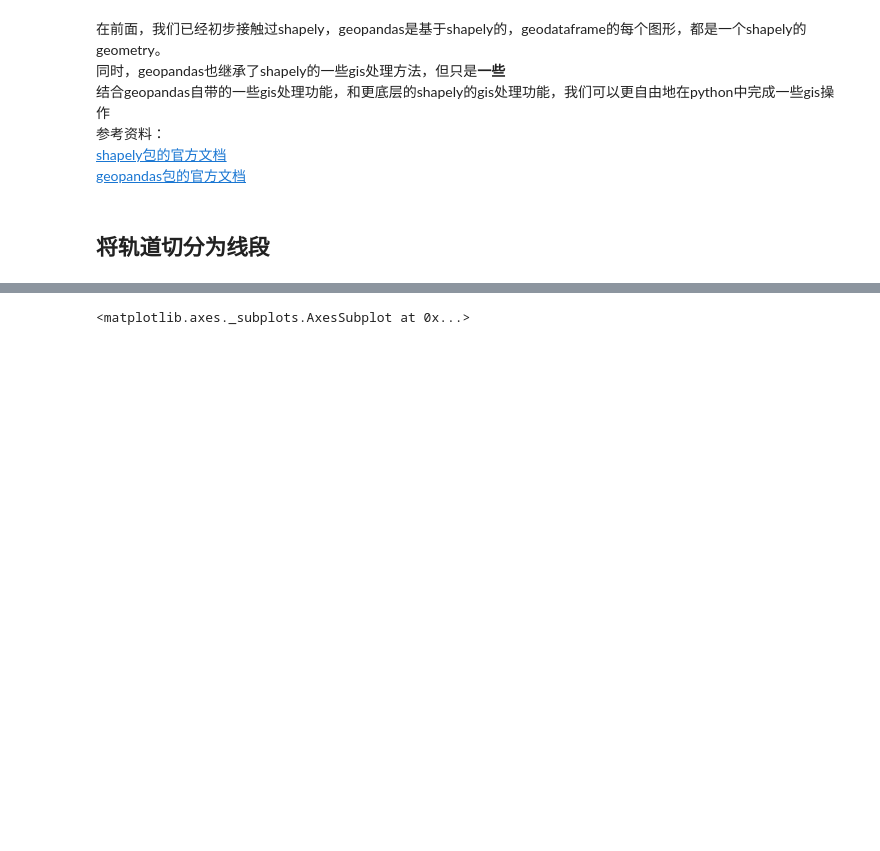
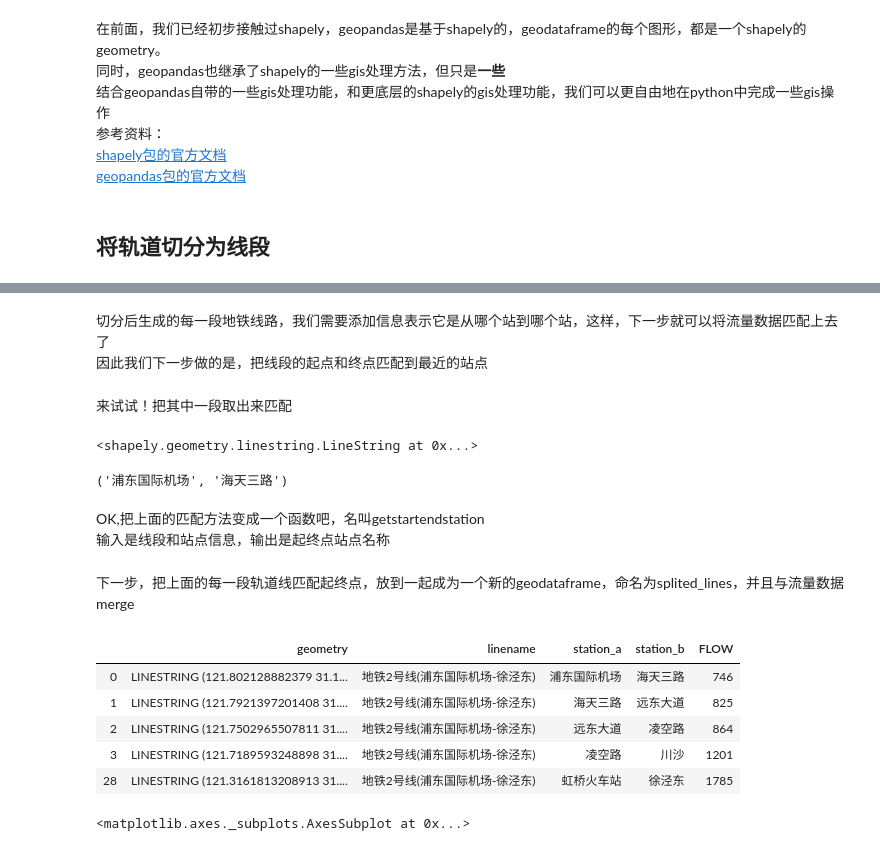
Before and after one commit to ni1o1/pygeo-tutorial, a Jupyter notebook: 轨道客流可视化！shapely初探.ipynb, the cells around one changed output, grey strips where cells are left out. Saved outputs shown, nothing was run; the diff lists cells and outputs as text; code cells hidden in the pictures; blank space fills up the shorter version.

```diff
--- a/轨道客流可视化！shapely初探.ipynb
+++ b/轨道客流可视化！shapely初探.ipynb
@@ -108,0 +160,10 @@ See the caveats in the documentation: http://pandas.pydata.org/pandas-docs/stabl
+# %% [markdown]
+切分后生成的每一段地铁线路，我们需要添加信息表示它是从哪个站到哪个站，这样，下一步就可以将流量数据匹配上去了
+因此我们下一步做的是，把线段的起点和终点匹配到最近的站点
+# %% [markdown]
+来试试！把其中一段取出来匹配
+# %%
+lineshp = splited_line.geometry.iloc[1]
+lineshp
+# %% [output]
+<shapely.geometry.linestring.LineString at 0x...>
@@ -109,27 +183,12 @@ See the caveats in the documentation: http://pandas.pydata.org/pandas-docs/stabl
 # %%
-#分段并匹配
-splited_lines = []
-def getclose(lineshp,stop_1):
-    lon,lat = lineshp.coords[0]
-    stop_1['dis'] = abs(stop_1['lon']-lon)+abs(stop_1['lat']-lat)
-    start = stop_1[stop_1['dis'] == stop_1['dis'].min()]['stationnames'].iloc[0]
-    lon,lat = lineshp.coords[-1]
-    stop_1['dis'] = abs(stop_1['lon']-lon)+abs(stop_1['lat']-lat)
-    end = stop_1[stop_1['dis'] == stop_1['dis'].min()]['stationnames'].iloc[0]
-    return start,end
+###############################     答    案    ##################################
 
-from shapely.ops import split
-stop_1_geo = stop_1.unary_union
-line_1_geo = line_1.unary_union
-split_line = split(line_1_geo,stop_1_geo.buffer(0.0008))
-splited_line=gpd.GeoDataFrame({'geometry':split_line})
-splited_line['linename'] = linename
-s = []
-e = []
-for lineshp in splited_line.geometry:
-    start,end = getclose(lineshp,stop_1)
-    s.append(start)
-    e.append(end)
-splited_line['station_a']= s
-splited_line['station_b']= e
-splited_lines.append(splited_line)
+stop_1['dis'] = abs(stop_1['lon']-startlon)+abs(stop_1['lat']-startlat)
+start = stop_1[stop_1['dis'] == stop_1['dis'].min()]['stationnames'].iloc[0]
+
+stop_1['dis'] = abs(stop_1['lon']-endlon)+abs(stop_1['lat']-endlat)
+end = stop_1[stop_1['dis'] == stop_1['dis'].min()]['stationnames'].iloc[0]
+###################################################################################
+start,end
+# %% [output]
+('浦东国际机场', '海天三路')
@@ -140,0 +195,3 @@ splited_lines = pd.merge(splited_lines,
+# %% [markdown]
+OK,把上面的匹配方法变成一个函数吧，名叫getstartendstation
+输入是线段和站点信息，输出是起终点站点名称
@@ -140,0 +206,2 @@ splited_lines = pd.merge(splited_lines,
+# %% [markdown]
+下一步，把上面的每一段轨道线匹配起终点，放到一起成为一个新的geodataframe，命名为splited_lines，并且与流量数据merge
@@ -141,3 +213,12 @@ splited_lines = pd.merge(splited_lines,
+# %%
+splited_lines.head(5)
+# %% [output]
+|  | geometry | linename | station_a | station_b | FLOW |
+| 0 | LINESTRING (121.802128882379 31.1... | 地铁2号线(浦东国际机场-徐泾东) | 浦东国际机场 | 海天三路 | 746 |
+| 1 | LINESTRING (121.7921397201408 31.... | 地铁2号线(浦东国际机场-徐泾东) | 海天三路 | 远东大道 | 825 |
+| 2 | LINESTRING (121.7502965507811 31.... | 地铁2号线(浦东国际机场-徐泾东) | 远东大道 | 凌空路 | 864 |
+| 3 | LINESTRING (121.7189593248898 31.... | 地铁2号线(浦东国际机场-徐泾东) | 凌空路 | 川沙 | 1201 |
+| 28 | LINESTRING (121.3161813208913 31.... | 地铁2号线(浦东国际机场-徐泾东) | 虹桥火车站 | 徐泾东 | 1785 |
 # %%
 splited_lines.plot()
 # %% [output]
```
Also changed, not shown: parts of 31 cells of this notebook, 4 other files.
